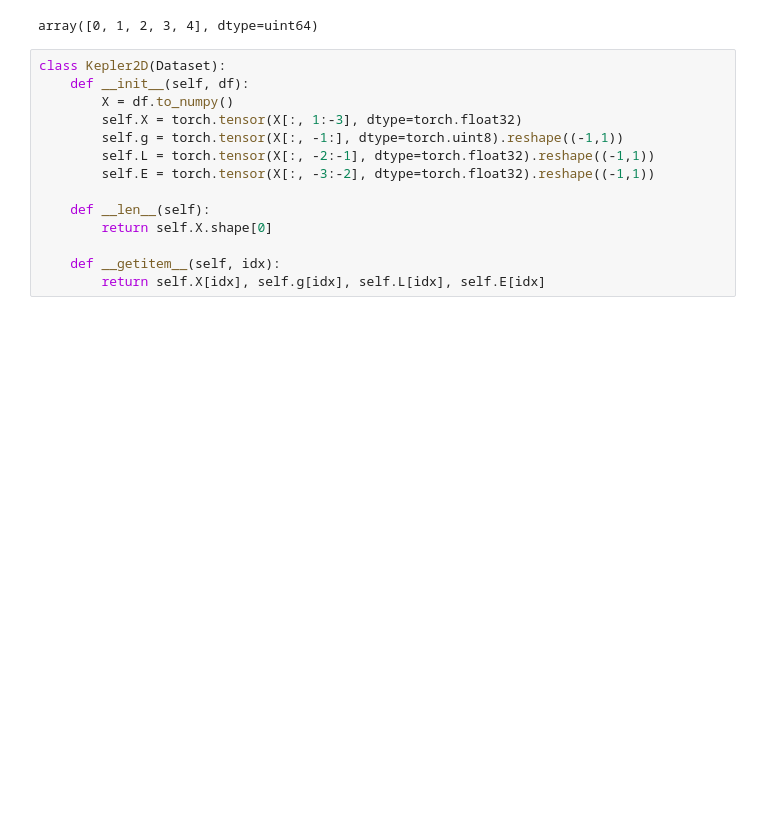
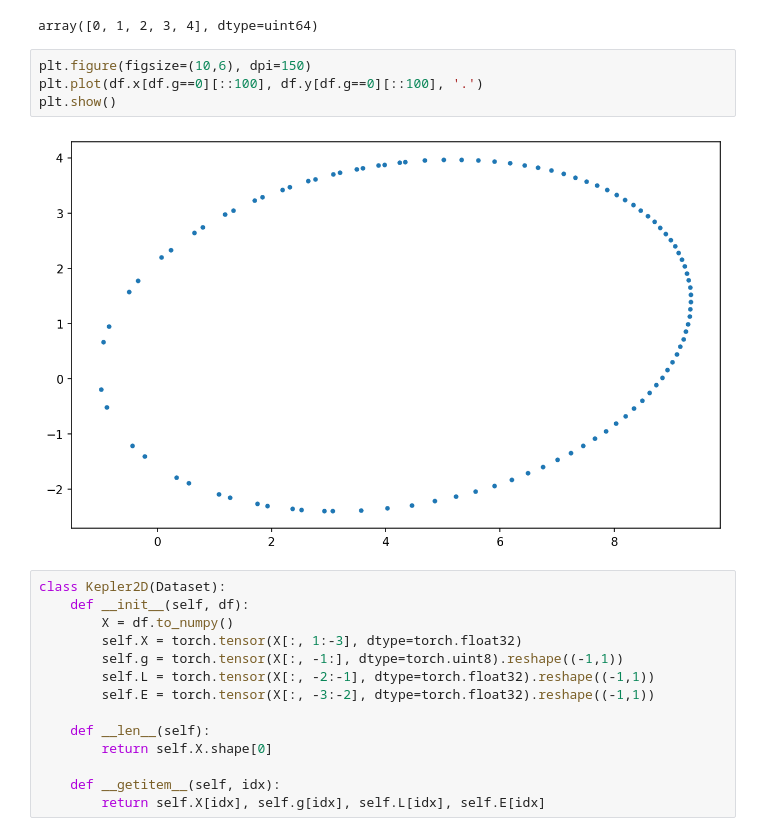
Before and after one commit to Axect/AuxSym, a Jupyter notebook: AuxSym (Training).ipynb, the cells around one changed output. Drawn from its saved outputs; the diff is of its cells as text; blank space fills up the shorter version.

```diff
--- a/AuxSym (Training).ipynb
+++ b/AuxSym (Training).ipynb
@@ -66,6 +66,12 @@ groups = np.unique(df.g)
 groups
 # %% [output]
 array([0, 1, 2, 3, 4], dtype=uint64)
+# %%
+plt.figure(figsize=(10,6), dpi=150)
+plt.plot(df.x[df.g==0][::100], df.y[df.g==0][::100], '.')
+plt.show()
+# %% [output]
+[figure, added]
 # %%
 class Kepler2D(Dataset):
     def __init__(self, df):
```
Also changed, not shown: parts of 17 cells of this notebook, 8 other files.
